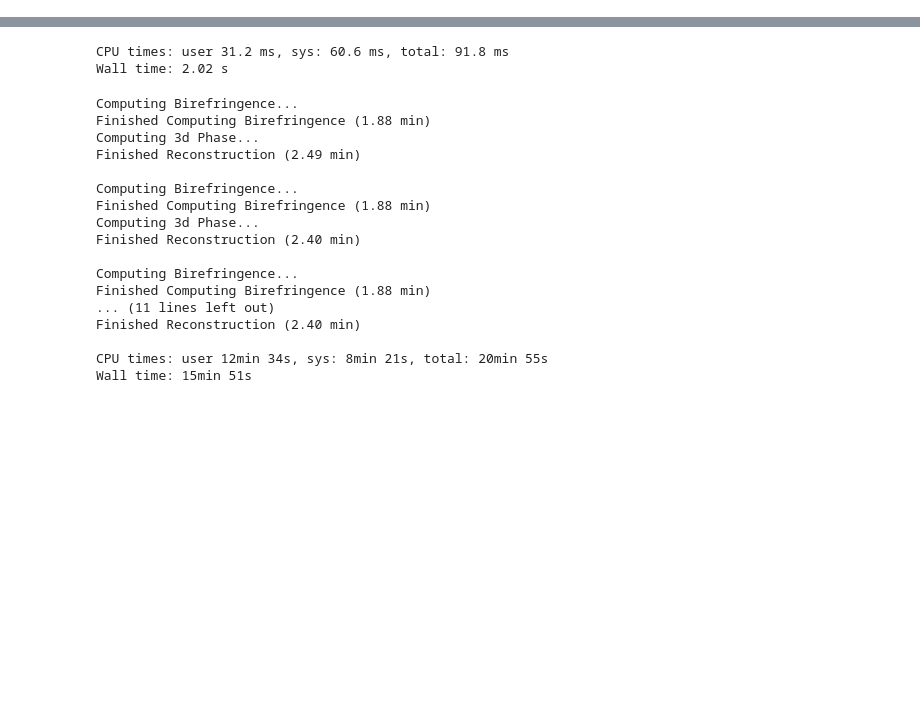
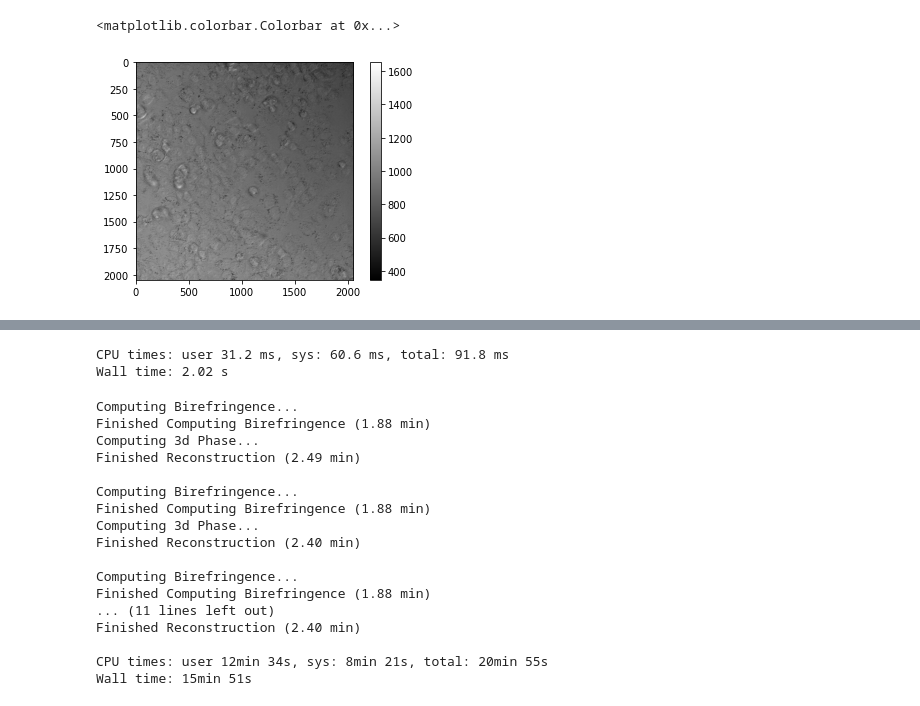
Before and after one commit to mehta-lab/recOrder, a Jupyter notebook: notebooks/QLIPP_Reconstruction_test.ipynb, the cells around one changed output, grey strips where cells are left out. Drawn from its saved outputs; the diff is of its cells as text; code cells hidden in the pictures; blank space fills up the shorter version.

```diff
--- a/notebooks/QLIPP_Reconstruction_test.ipynb
+++ b/notebooks/QLIPP_Reconstruction_test.ipynb
@@ -108,0 +47,2 @@ Finished Initializing Reconstructor (1.45 min)
+# %%
+state0_2 = data2._positions[0][0]
@@ -108,0 +51,6 @@ Finished Initializing Reconstructor (1.45 min)
+# %%
+plt.imshow(state0_2[32], 'gray')
+plt.colorbar()
+# %% [output]
+<matplotlib.colorbar.Colorbar at 0x...>
+[figure, added]
```
Also changed, not shown: parts of 21 cells of this notebook, 4 other files.
